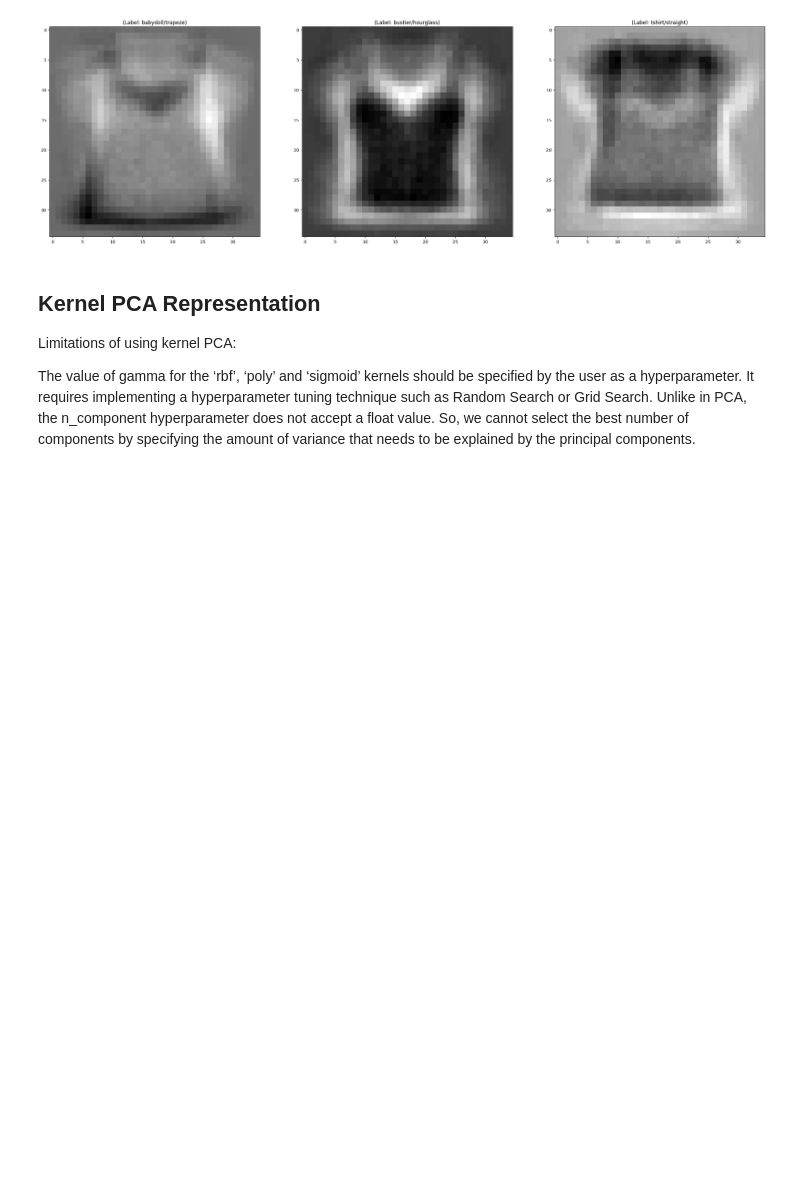
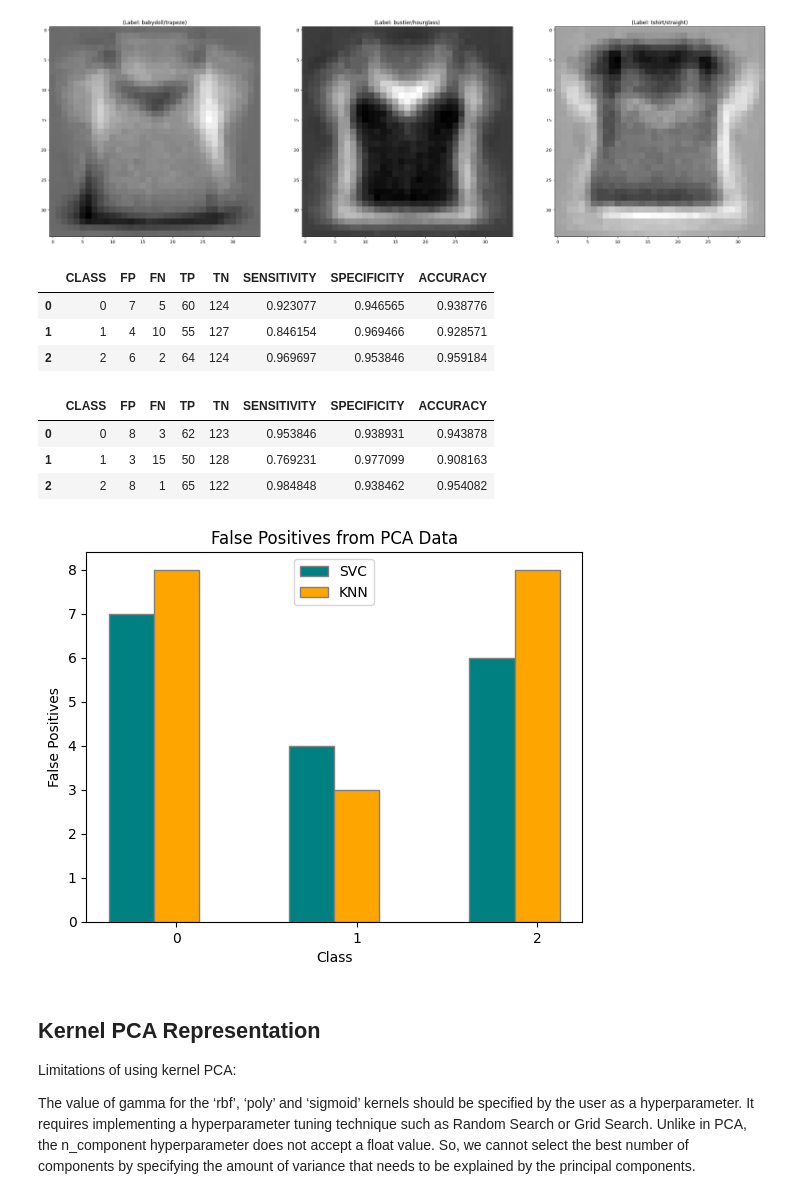
Before and after one commit to uysiri/604-finalproject, a Jupyter notebook: 604finalproject.ipynb, the cells around one changed output. Cells and saved outputs as stored; diff of their text form; code cells hidden in the pictures; blank space fills up the shorter version.

```diff
--- a/604finalproject.ipynb
+++ b/604finalproject.ipynb
@@ -365,3 +397,42 @@ knnpca_df.set_index('CLASS', inplace=True)
+# %%
+svc_pca_df= pd.read_csv("svc_pca_df.csv")
+knn_pca_df = pd.read_csv("knn_pca_df.csv")
+# %%
+svc_pca_df
+# %% [output]
+|  | CLASS | FP | FN | TP | TN | SENSITIVITY | SPECIFICITY | ACCURACY |
+| 0 | 0 | 7 | 5 | 60 | 124 | 0.923077 | 0.946565 | 0.938776 |
+| 1 | 1 | 4 | 10 | 55 | 127 | 0.846154 | 0.969466 | 0.928571 |
+| 2 | 2 | 6 | 2 | 64 | 124 | 0.969697 | 0.953846 | 0.959184 |
+# %%
+knn_pca_df
+# %% [output]
+|  | CLASS | FP | FN | TP | TN | SENSITIVITY | SPECIFICITY | ACCURACY |
+| 0 | 0 | 8 | 3 | 62 | 123 | 0.953846 | 0.938931 | 0.943878 |
+| 1 | 1 | 3 | 15 | 50 | 128 | 0.769231 | 0.977099 | 0.908163 |
+| 2 | 2 | 8 | 1 | 65 | 122 | 0.984848 | 0.938462 | 0.954082 |
+# %%
+barWidth = 0.25
+br1 = np.arange(len(svc_pca_df))
+br2 = [x + barWidth for x in br1]
+
+# Make the plot
+plt.bar(br1, svc_pca_df.FP, color ='teal', width = barWidth,
+        edgecolor ='grey', label ='SVC')
+plt.bar(br2, knn_pca_df.FP, color ='orange', width = barWidth,
+        edgecolor ='grey', label ='KNN')
+
+# Adding Xticks
+plt.xlabel('Class')
+plt.ylabel('False Positives')
+plt.title('False Positives from PCA Data')
+plt.xticks([r + barWidth for r in range(len(svc_df))],
+        ['0', '1', '2'])
+
+plt.legend()
+plt.show()
+# %% [output]
+[figure, added]
 # %% [markdown]
 ## Kernel PCA Representation
 
```
Also changed, not shown: parts of 54 cells of this notebook, 11 other files.
